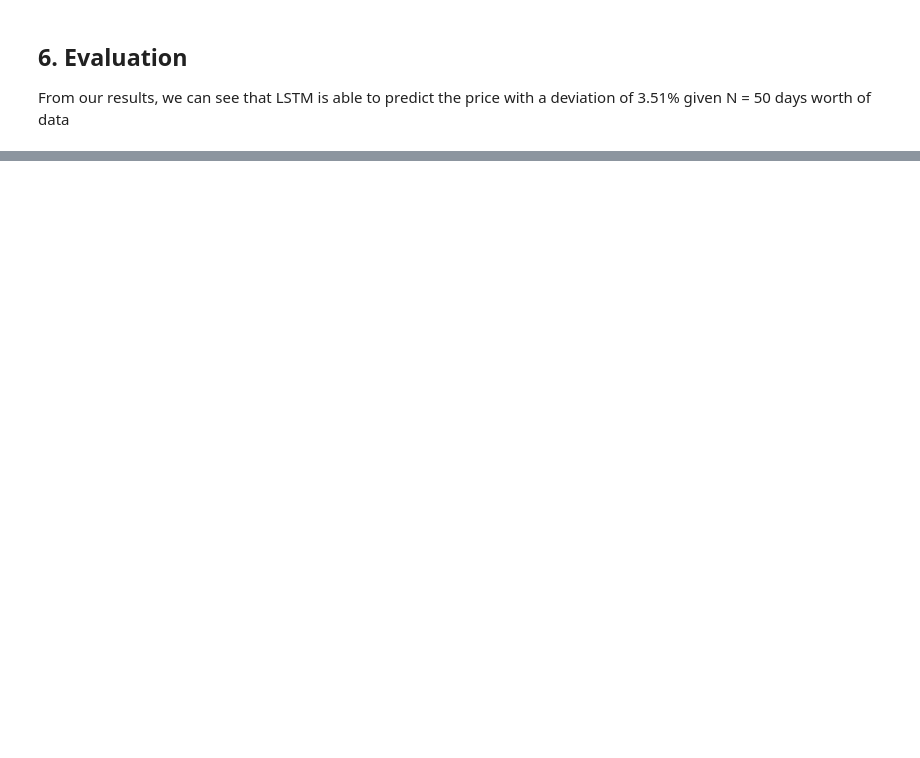
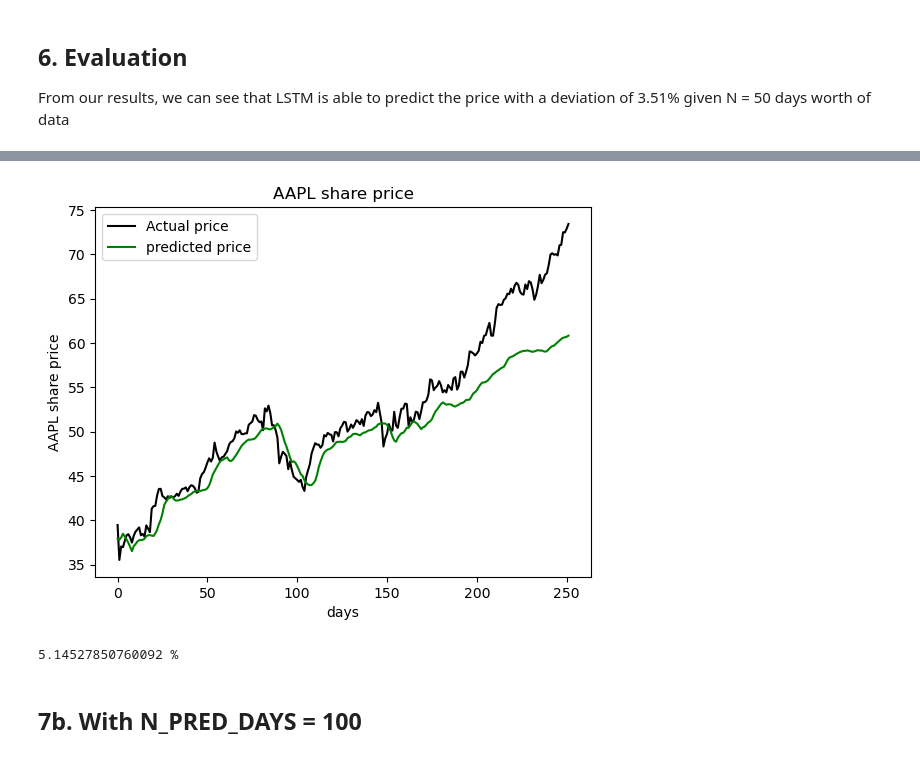
Before and after one commit to CodeLutetium/SC1015-Stock-Predictor, a Jupyter notebook: LSTM Models/lstm_yahoo.ipynb, the cells around one changed output, grey strips where cells are left out. Drawn from its saved outputs; the diff is of its cells as text; code cells hidden in the pictures; blank space fills up the shorter version.

```diff
--- a/LSTM Models/lstm_yahoo.ipynb
+++ b/LSTM Models/lstm_yahoo.ipynb
@@ -282,0 +278,17 @@ test loss, test acc: 2710.16748046875
+# %%
+# Number of days to base prediction on:
+N_PRED_DAYS = 7
+
+x_train, y_train = [], []
+
+for d in range(N_PRED_DAYS, len(scaled_data)):
+    # Add previous days values to x_train
+    x_train.append(scaled_data[d - N_PRED_DAYS: d, 0])
+    # Add current day's value to y_train
+    y_train.append(scaled_data[d, 0])
+
+
+x_train, y_train = np.array(x_train), np.array(y_train)
+x_train = np.reshape(x_train, (x_train.shape[0], x_train.shape[1], 1))
+
+x_train, y_train
@@ -282,0 +364,15 @@ test loss, test acc: 2710.16748046875
+# %%
+model_inputs = close_df[len(train_df) - N_PRED_DAYS:].values
+model_inputs = model_inputs.reshape(-1,1)
+model_inputs = scaler.transform(model_inputs)
+
+x_test = []
+
+for i in range(len(model_inputs) - N_PRED_DAYS):
+    x_test.append(model_inputs[i:i+N_PRED_DAYS, 0])
+
+x_test = np.array(x_test)
+x_test = np.reshape(x_test, (x_test.shape[0], x_test.shape[1], 1))
+
+predicted_prices = n7_model.predict(x_test)
+predicted_prices = scaler.inverse_transform(predicted_prices)
@@ -282,0 +381,22 @@ test loss, test acc: 2710.16748046875
+# %%
+# Plot predicted prices
+plt.plot(actual_prices, color='black', label=f"Actual price")
+plt.plot(predicted_prices, color= 'green', label=f"predicted price")
+plt.title("AAPL share price")
+plt.xlabel("days")
+plt.ylabel("AAPL share price")
+plt.legend()
+plt.show()
+# %% [output]
+[figure, added]
+# %%
+# Calculate the error as a percentage
+diff = []
+for day in range(len(actual_prices)):
+    diff.append(abs(predicted_prices[day][0] - actual_prices[day]) / actual_prices[day])
+
+print(sum(diff) / len(diff) * 100, "%")
+# %% [output]
+5.14527850760092 %
+# %% [markdown]
+## 7b. With N_PRED_DAYS = 100
```
Also changed, not shown: parts of 17 cells of this notebook, 2 other files.
